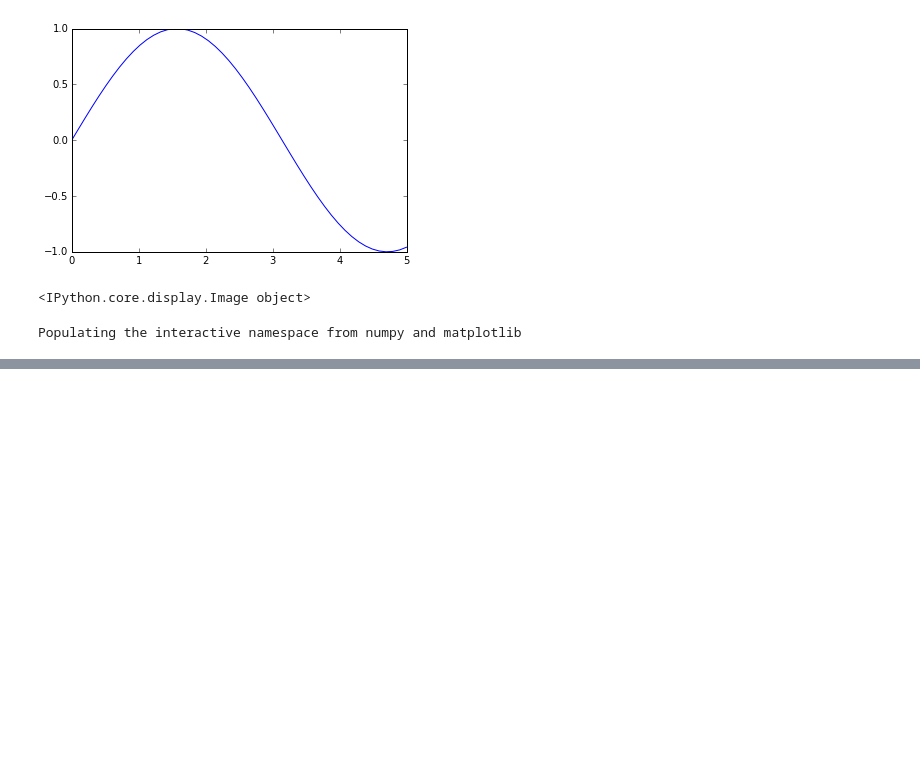
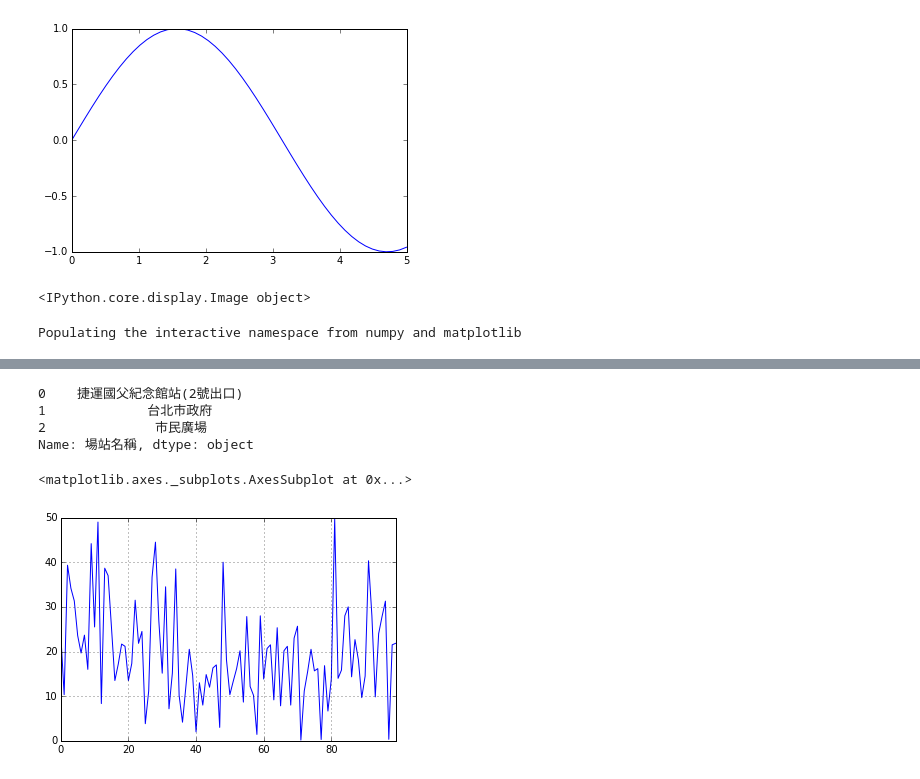
Before and after one commit to easontse/pythonlab, a Jupyter notebook: pandas/HelloWorld.ipynb, the cells around one changed output, grey strips where cells are left out. Saved outputs shown, nothing was run; the diff lists cells and outputs as text; code cells hidden in the pictures; blank space fills up the shorter version.

```diff
--- a/pandas/HelloWorld.ipynb
+++ b/pandas/HelloWorld.ipynb
@@ -36,3 +36,6 @@ import pandas as pd
 %pylab inline
 # %% [output]
 Populating the interactive namespace from numpy and matplotlib
+# %%
+broken_df=pd.read_csv('~/ubike-utf8.csv',
+                     encoding='utf8')
@@ -38,0 +73,12 @@ Populating the interactive namespace from numpy and matplotlib
+# %%
+broken_df[:3][u'場站名稱']  #Print top 3 rows in specific col
+# %% [output]
+0    捷運國父紀念館站(2號出口)
+1             台北市政府
+2              市民廣場
+Name: 場站名稱, dtype: object
+# %%
+broken_df[:100][u'平均車輛數'].plot() #Plot a graph of 平均車輛數, values must be numbers
+# %% [output]
+<matplotlib.axes._subplots.AxesSubplot at 0x...>
+[figure, added]
```
Also changed, not shown: parts of 7 cells of this notebook.
